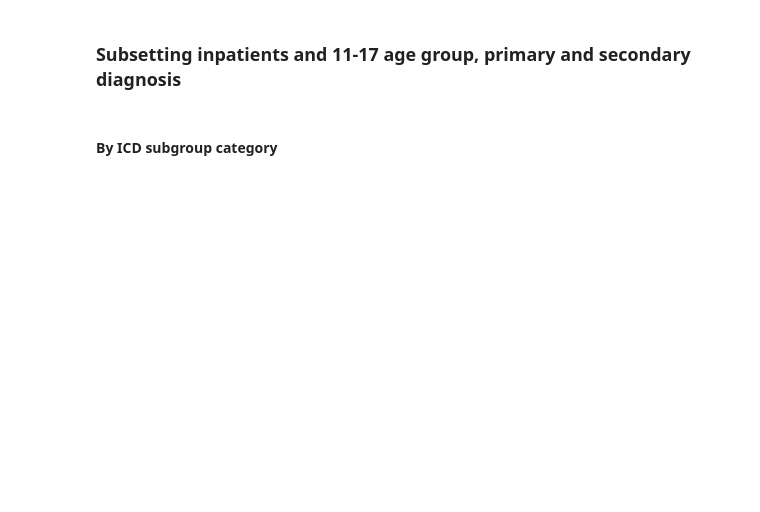
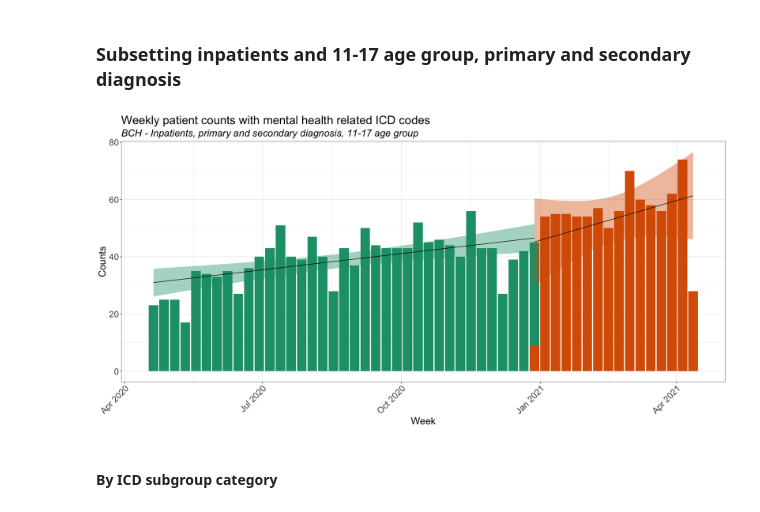
Before and after one commit to hms-dbmi/psy_peds_study, a Jupyter notebook: R/bch_peds_trend_queryAndPlot.ipynb, the cells around one changed output. Cells and saved outputs as stored; diff of their text form; code cells hidden in the pictures; blank space fills up the shorter version.

```diff
--- a/R/bch_peds_trend_queryAndPlot.ipynb
+++ b/R/bch_peds_trend_queryAndPlot.ipynb
@@ -102,22 +163,24 @@ ggsave("../export/overall_weekly_count.png", width = 18, height = 9, units="in")
 # %% [markdown]
 ### Subsetting inpatients and 11-17 age group, primary and secondary diagnosis
 # %%
-output[output$age_cat == "11-17" & output$inout_cd == "Inpatient", c("patient_num", "weeks")] %>%
+output[output$age_cat == "11-17" & output$inout_cd == "Inpatient", c("patient_num", "weeks", "period")] %>%
   unique() %>%
-  group_by(weeks) %>%
+  group_by(weeks, period) %>%
   tally() %>%
-  ggplot(aes(x = as.Date(weeks), y = n, fill = "Patients count")) +
+  ggplot(aes(x = as.Date(weeks), y = n, fill = period)) +
   geom_bar(stat="identity")+
   labs(y = "Counts",
        x = "Week",
        title = "Weekly patient counts with mental health related ICD codes",
        subtitle = "BCH - Inpatients, primary and secondary diagnosis, 11-17 age group") +
   theme_plots +
   theme(legend.position = "none") +
-  scale_fill_manual(values=c('#00BFC4'))+
-  geom_smooth(method = "lm", formula = y ~ splines::ns(x, 2), se = TRUE, aes(colour=period), colour= "black", size = 0.5)
+  scale_fill_brewer(palette = "Dark2")+
+  geom_smooth(method = "lm", formula = y ~ x, se = TRUE, aes(colour=period), colour= "black", size = 0.5)
 
 ggsave("../export/inpatients_primary_secondary_teens_count.png", width = 18, height = 9, units="in")
+# %% [output]
+[figure, added]
 # %% [markdown]
 #### By ICD subgroup category
 # %%
```
Also changed, not shown: parts of 8 cells of this notebook.
